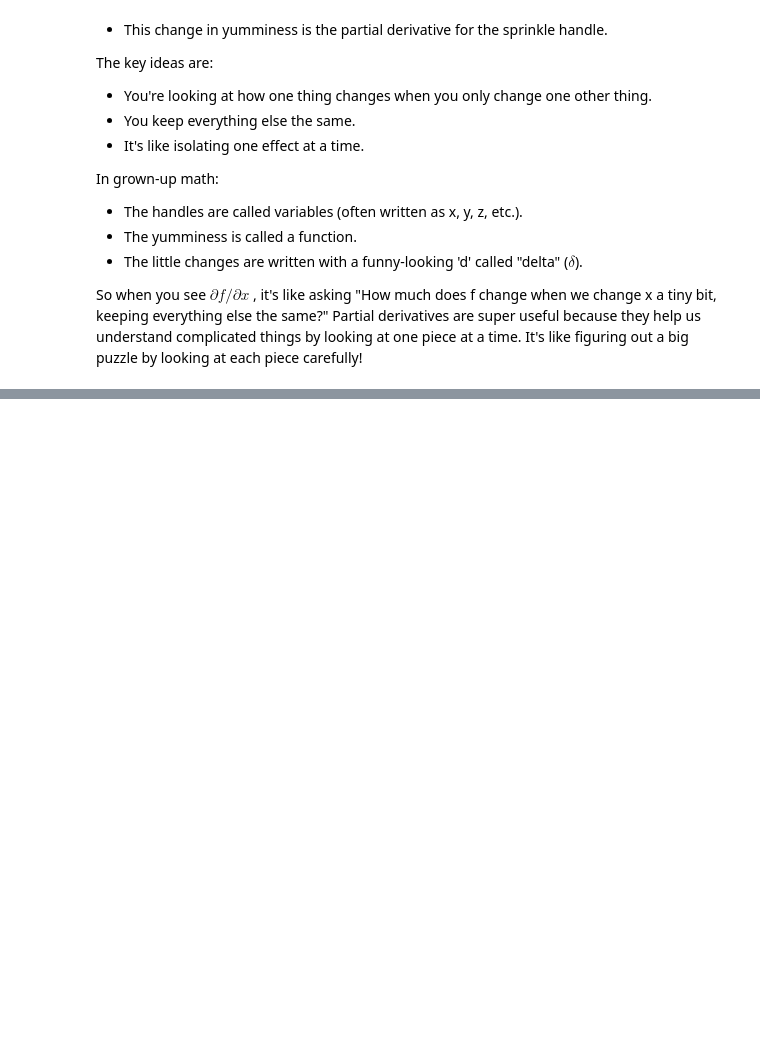
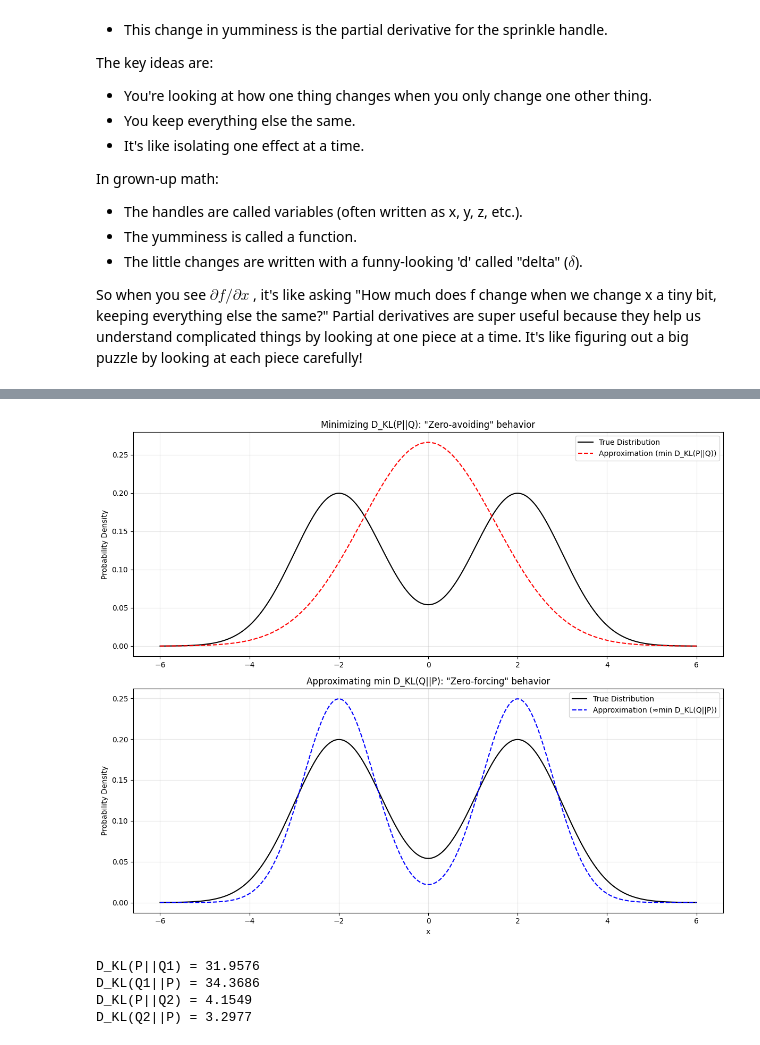
Before and after one commit to woodRock/deep-learning-goodfellow, a Jupyter notebook: chapter_3_probability_and_information_theory.ipynb, the cells around one changed output, grey strips where cells are left out. Cells and saved outputs as stored; diff of their text form; code cells hidden in the pictures; blank space fills up the shorter version.

```diff
--- a/chapter_3_probability_and_information_theory.ipynb
+++ b/chapter_3_probability_and_information_theory.ipynb
@@ -1596,0 +1677,64 @@ Partial derivatives are super useful because they help us understand complicated
+# %%
+import numpy as np
+import matplotlib.pyplot as plt
+from scipy.stats import norm
+
+def kl_divergence(p, q):
+    return np.sum(np.where(p != 0, p * np.log(p / q), 0))
+
+# Define the true distribution (bimodal)
+def true_dist(x):
+    return 0.5 * (norm.pdf(x, -2, 1) + norm.pdf(x, 2, 1))
+
+# Define approximating distributions
+def approx_dist_1(x, mu):
+    return norm.pdf(x, mu, 1.5)
+
+def approx_dist_2(x, mu1, mu2):
+    return 0.5 * (norm.pdf(x, mu1, 0.8) + norm.pdf(x, mu2, 0.8))
+
+x = np.linspace(-6, 6, 1000)
+p = true_dist(x)
+
+# Find best single Gaussian (minimizes D_KL(P||Q))
+best_mu = 0  # Due to symmetry
+q1 = approx_dist_1(x, best_mu)
+
+# Find best two-component Gaussian mixture (approximates minimizing D_KL(Q||P))
+best_mu1, best_mu2 = -2, 2  # Approximation
+q2 = approx_dist_2(x, best_mu1, best_mu2)
+
+# Create the plots
+fig, (ax1, ax2) = plt.subplots(2, 1, figsize=(12, 10))
+
+# Plot 1: Minimizing D_KL(P||Q)
+ax1.plot(x, p, 'k-', label='True Distribution')
+ax1.plot(x, q1, 'r--', label='Approximation (min D_KL(P||Q))')
+ax1.set_title('Minimizing D_KL(P||Q): "Zero-avoiding" behavior')
+ax1.set_ylabel('Probability Density')
+ax1.legend()
+ax1.grid(True, alpha=0.3)
+
+# Plot 2: Approximating minimization of D_KL(Q||P)
+ax2.plot(x, p, 'k-', label='True Distribution')
+ax2.plot(x, q2, 'b--', label='Approximation (≈min D_KL(Q||P))')
+ax2.set_title('Approximating min D_KL(Q||P): "Zero-forcing" behavior')
+ax2.set_xlabel('x')
+ax2.set_ylabel('Probability Density')
+ax2.legend()
+ax2.grid(True, alpha=0.3)
+
+plt.tight_layout()
+plt.show()
+
+# Print KL divergences
+print(f"D_KL(P||Q1) = {kl_divergence(p, q1):.4f}")
+print(f"D_KL(Q1||P) = {kl_divergence(q1, p):.4f}")
+print(f"D_KL(P||Q2) = {kl_divergence(p, q2):.4f}")
+print(f"D_KL(Q2||P) = {kl_divergence(q2, p):.4f}")
+# %% [output]
+[figure, added]
+D_KL(P||Q1) = 31.9576
+D_KL(Q1||P) = 34.3686
+D_KL(P||Q2) = 4.1549
+D_KL(Q2||P) = 3.2977
```
Also changed, not shown: parts of 13 cells of this notebook.
